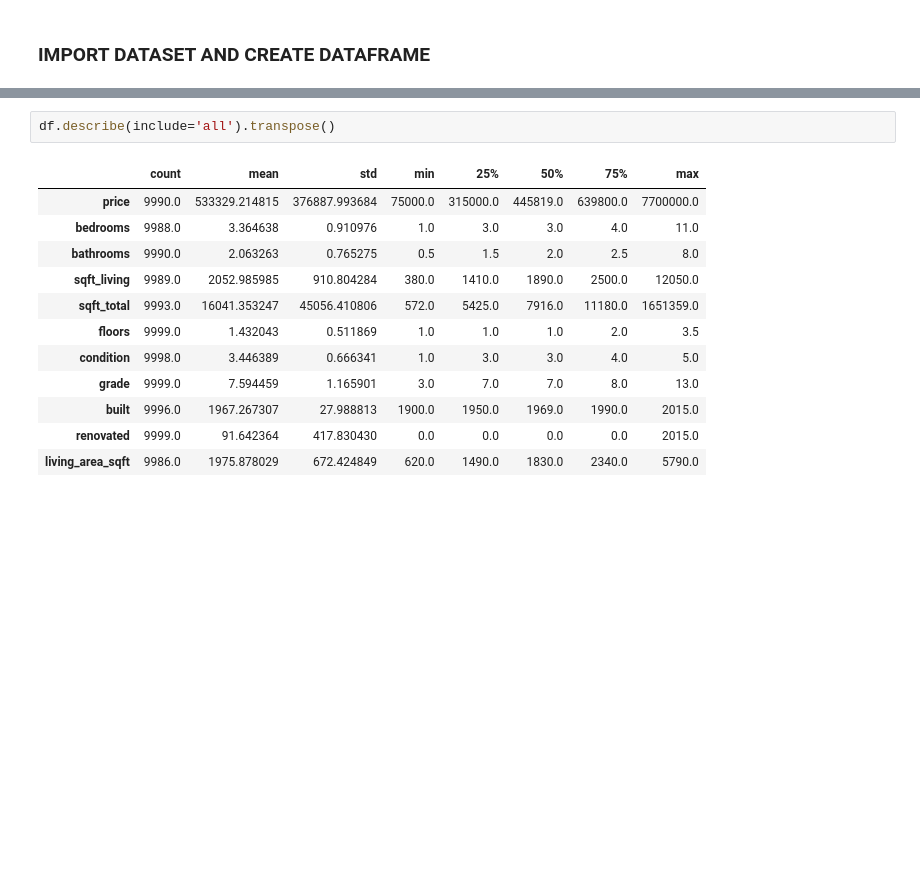
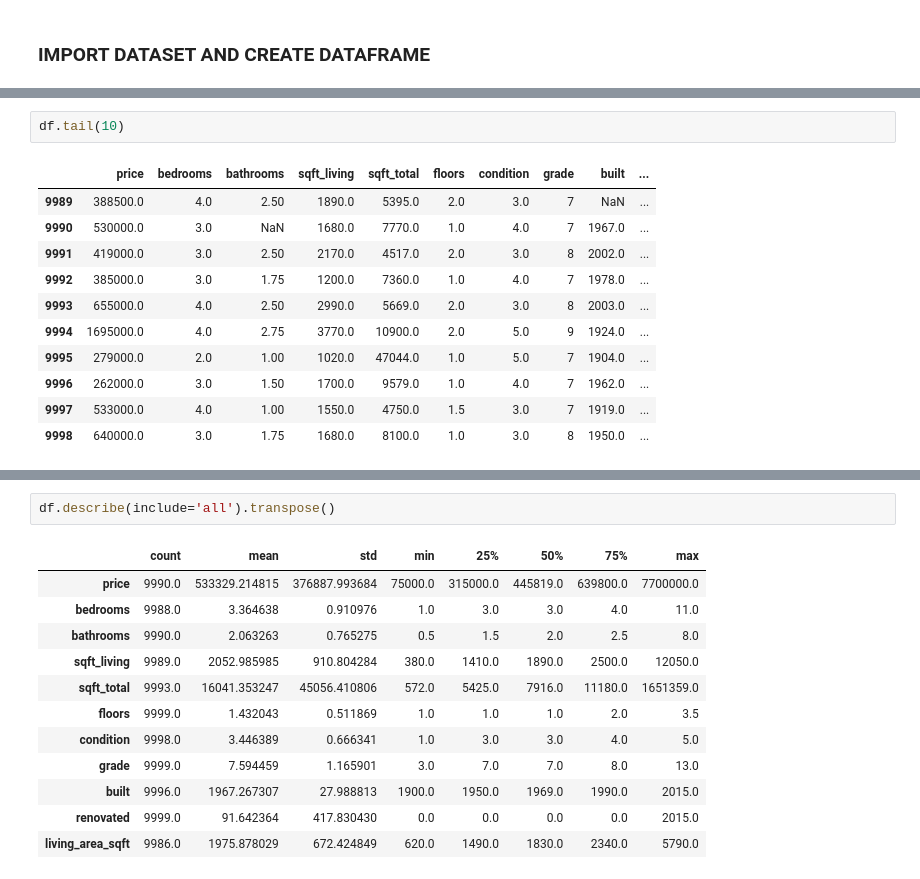
Before and after one commit to Jefferson-Aggor/programming-for-data-analysis, a Jupyter notebook: assignment.ipynb, the cells around one changed output, grey strips where cells are left out. Saved outputs shown, nothing was run; the diff lists cells and outputs as text; blank space fills up the shorter version.

```diff
--- a/assignment.ipynb
+++ b/assignment.ipynb
@@ -22,0 +37,14 @@ df.head()
+# %%
+df.tail(10)
+# %% [output]
+|  | price | bedrooms | bathrooms | sqft_living | sqft_total | floors | condition | grade | built | ... |
+| 9989 | 388500.0 | 4.0 | 2.50 | 1890.0 | 5395.0 | 2.0 | 3.0 | 7 | NaN | ... |
+| 9990 | 530000.0 | 3.0 | NaN | 1680.0 | 7770.0 | 1.0 | 4.0 | 7 | 1967.0 | ... |
+| 9991 | 419000.0 | 3.0 | 2.50 | 2170.0 | 4517.0 | 2.0 | 3.0 | 8 | 2002.0 | ... |
+| 9992 | 385000.0 | 3.0 | 1.75 | 1200.0 | 7360.0 | 1.0 | 4.0 | 7 | 1978.0 | ... |
+| 9993 | 655000.0 | 4.0 | 2.50 | 2990.0 | 5669.0 | 2.0 | 3.0 | 8 | 2003.0 | ... |
+| 9994 | 1695000.0 | 4.0 | 2.75 | 3770.0 | 10900.0 | 2.0 | 5.0 | 9 | 1924.0 | ... |
+| 9995 | 279000.0 | 2.0 | 1.00 | 1020.0 | 47044.0 | 1.0 | 5.0 | 7 | 1904.0 | ... |
+| 9996 | 262000.0 | 3.0 | 1.50 | 1700.0 | 9579.0 | 1.0 | 4.0 | 7 | 1962.0 | ... |
+| 9997 | 533000.0 | 4.0 | 1.00 | 1550.0 | 4750.0 | 1.5 | 3.0 | 7 | 1919.0 | ... |
+| 9998 | 640000.0 | 3.0 | 1.75 | 1680.0 | 8100.0 | 1.0 | 3.0 | 8 | 1950.0 | ... |
```
Also changed, not shown: parts of 24 cells of this notebook.
